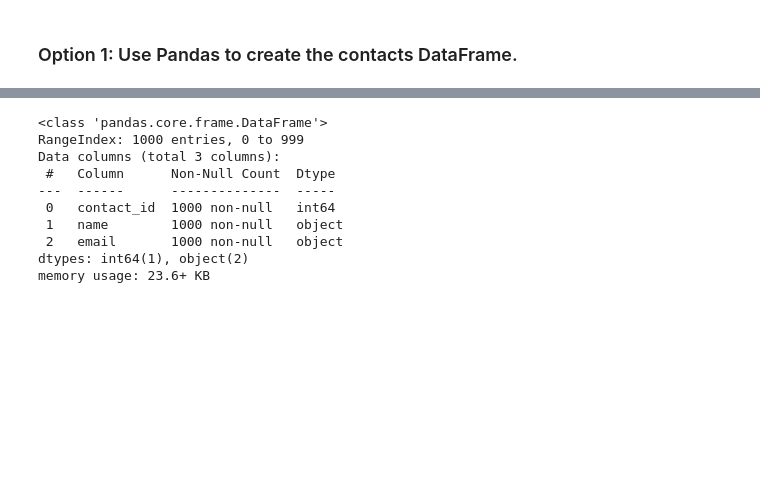
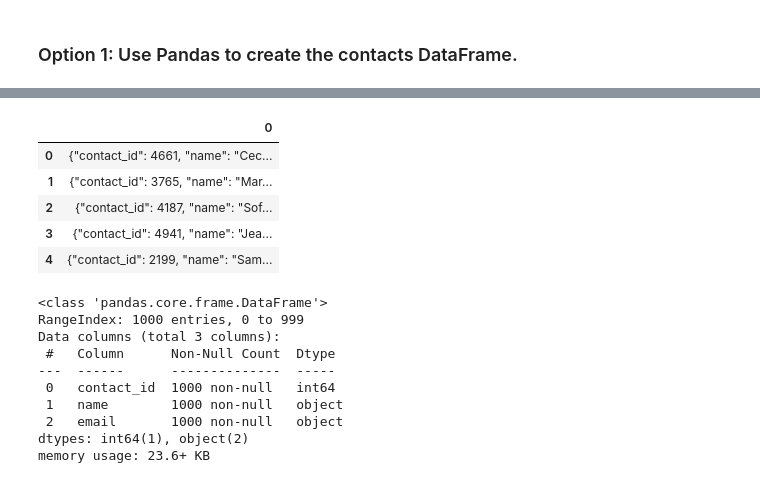
Before and after one commit to reikanger/crowdfunding-etl, a Jupyter notebook: ETL_Mini_Project_REikanger_KPandari.ipynb, the cells around one changed output, grey strips where cells are left out. Saved outputs shown, nothing was run; the diff lists cells and outputs as text; code cells hidden in the pictures; blank space fills up the shorter version.

```diff
--- a/ETL_Mini_Project_REikanger_KPandari.ipynb
+++ b/ETL_Mini_Project_REikanger_KPandari.ipynb
@@ -332,9 +332,9 @@ Then export the DataFrame as a `contacts.csv` CSV file.
 # %%
 # Iterate through the contact_info_df and convert each row to a dictionary.
 import json
-dict_values = []
-
+dict_values = [row.to_dict()['   '] for i, row in contact_info_df.iterrows() if i > 0]
 
 # Print out the list of values for each row.
-print(dict_values)
+for dict_value in dict_values:
+    print(dict_value)
 # %% [output]
@@ -352,3 +376,15 @@ print(dict_values)
+# %%
+# Create a contact_info DataFrame and add each list of values, i.e., each row
+# to the 'contact_id', 'name', 'email' columns.
+contact_info = pd.DataFrame(dict_values)
+contact_info.head()
+# %% [output]
+|  | 0 |
+| 0 | {"contact_id": 4661, "name": "Cec... |
+| 1 | {"contact_id": 3765, "name": "Mar... |
+| 2 | {"contact_id": 4187, "name": "Sof... |
+| 3 | {"contact_id": 4941, "name": "Jea... |
+| 4 | {"contact_id": 2199, "name": "Sam... |
 # %%
 # Check the datatypes.
 # %% [output]
```
Also changed, not shown: parts of 6 cells of this notebook.
